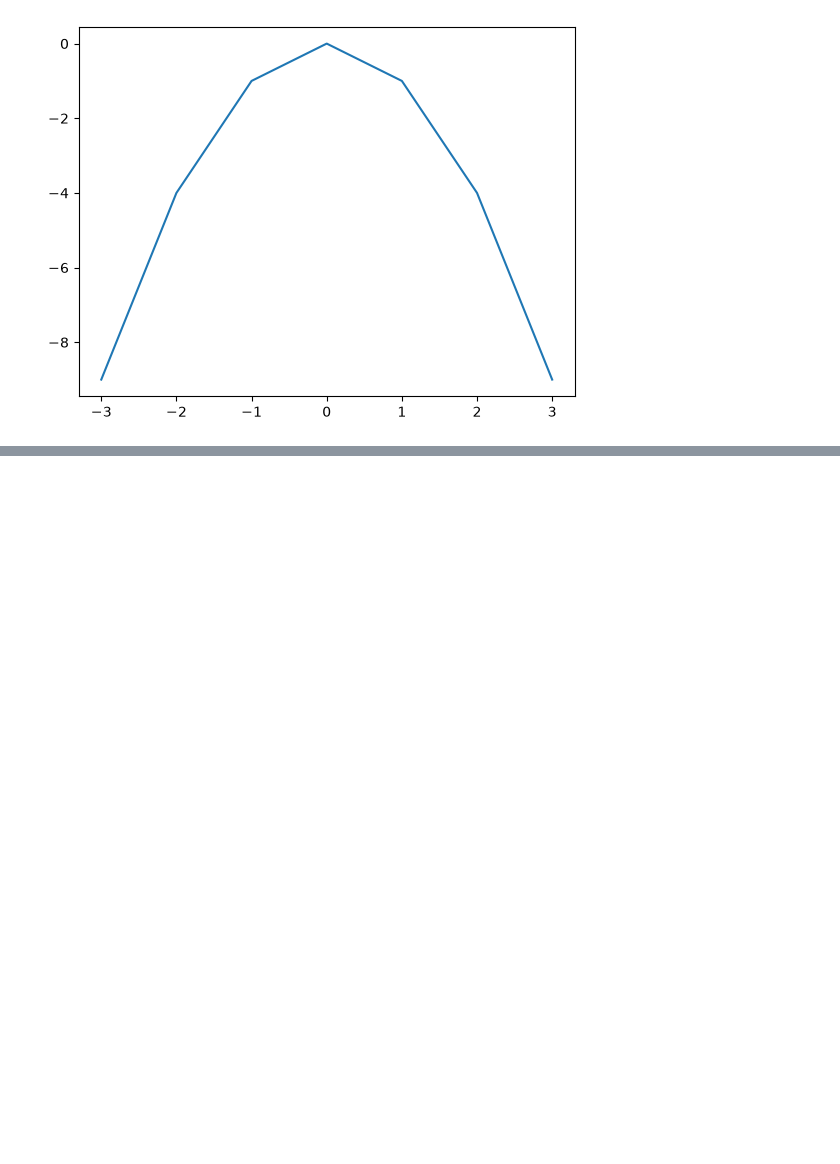
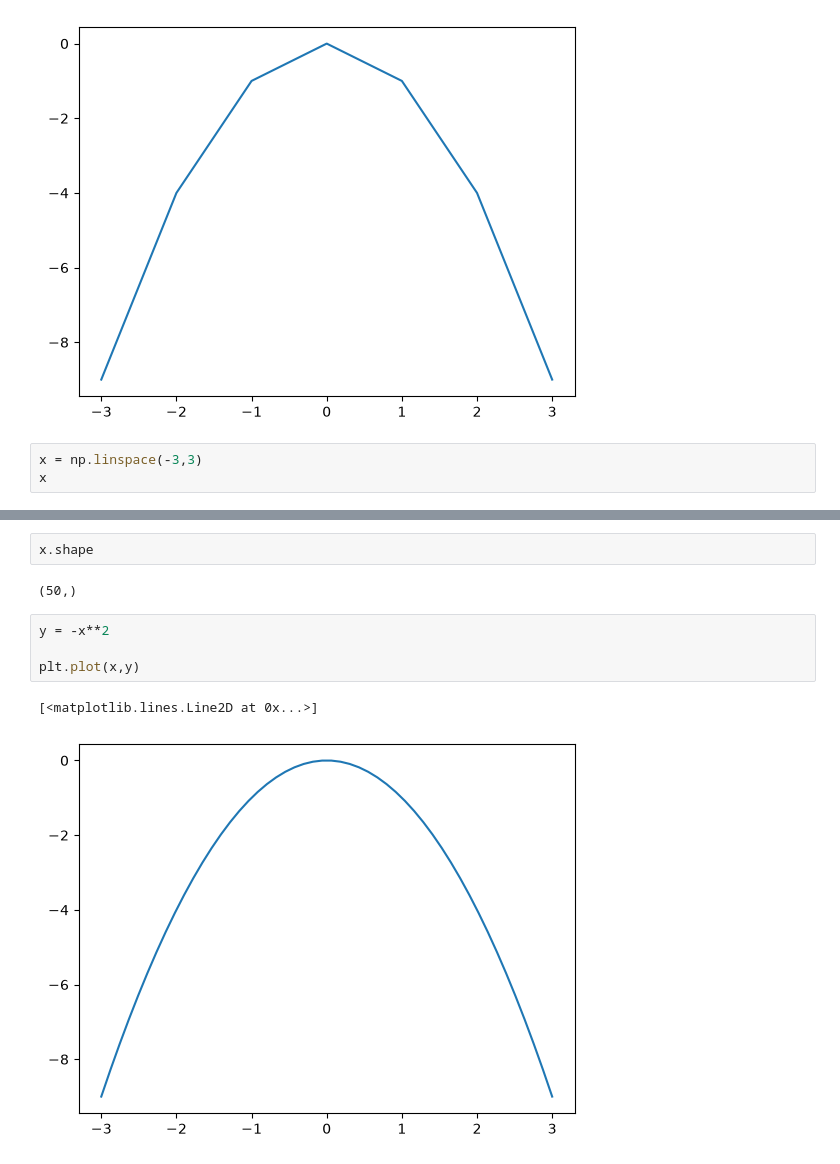
Before and after one commit to kokchun/python_kokchun_giang_aiu26, a Jupyter notebook: code_alongs/a5_numpy/numpy_basics.ipynb, the cells around one changed output, grey strips where cells are left out. Saved outputs shown, nothing was run; the diff lists cells and outputs as text; blank space fills up the shorter version.

```diff
--- a/code_alongs/a5_numpy/numpy_basics.ipynb
+++ b/code_alongs/a5_numpy/numpy_basics.ipynb
@@ -93,3 +93,6 @@ plt.plot(x,y)
 # %% [output]
 [<matplotlib.lines.Line2D at 0x...>]
 [figure]
+# %%
+x = np.linspace(-3,3)
+x
@@ -95,0 +110,11 @@ plt.plot(x,y)
+# %%
+x.shape
+# %% [output]
+(50,)
+# %%
+y = -x**2
+
+plt.plot(x,y)
+# %% [output]
+[<matplotlib.lines.Line2D at 0x...>]
+[figure, added]
```
Also changed, not shown: parts of 13 cells of this notebook.
